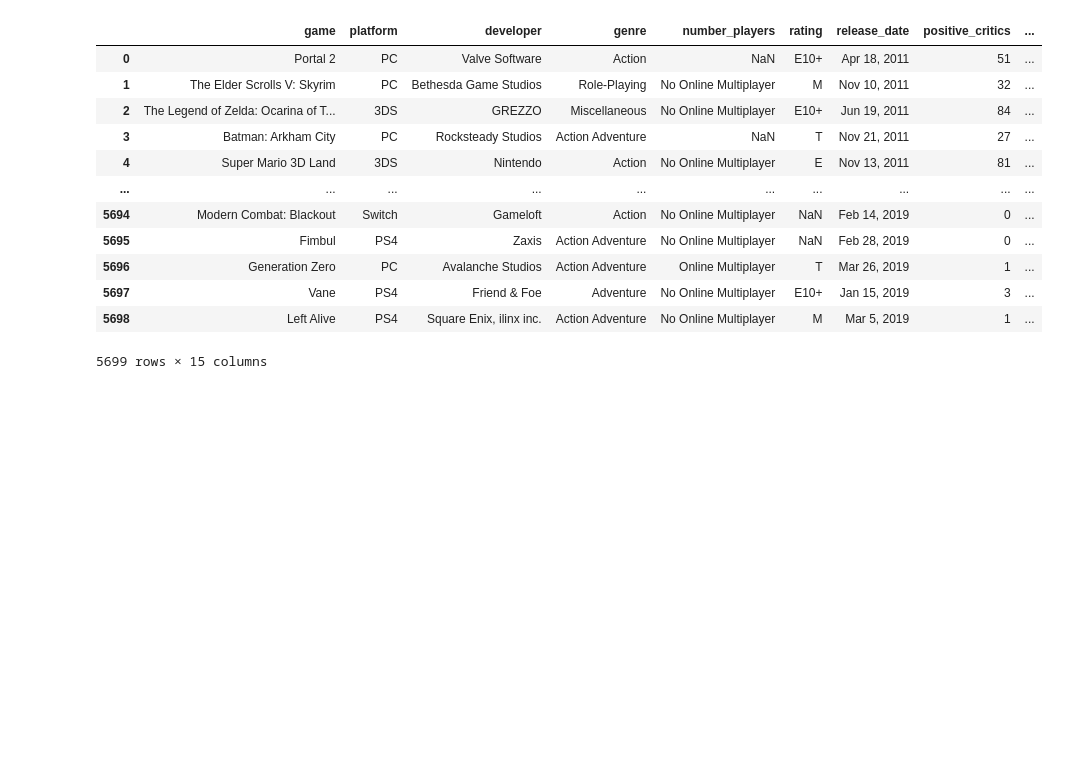
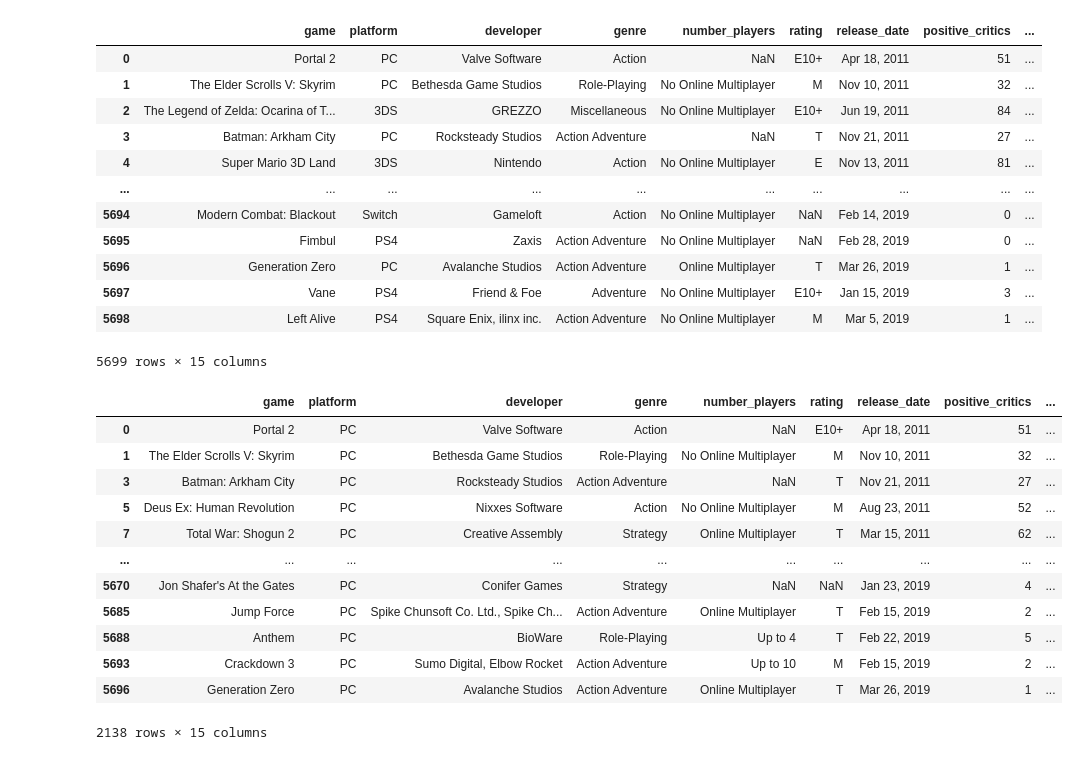
Before and after one commit to Witwer93/ETL-Project, a Jupyter notebook: etl_project_file.ipynb, the cells around one changed output. Saved outputs shown, nothing was run; the diff lists cells and outputs as text; code cells hidden in the pictures; blank space fills up the shorter version.

```diff
--- a/etl_project_file.ipynb
+++ b/etl_project_file.ipynb
@@ -61,6 +61,22 @@ metacritic_df
 | 5697 | Vane | PS4 | Friend & Foe | Adventure | No Online Multiplayer | E10+ | Jan 15, 2019 | 3 | ... |
 | 5698 | Left Alive | PS4 | Square Enix, ilinx inc. | Action Adventure | No Online Multiplayer | M | Mar 5, 2019 | 1 | ... |
 5699 rows × 15 columns
+# %%
+metacritic_df.loc[metacritic_df['platform']=='PC']
+# %% [output]
+|  | game | platform | developer | genre | number_players | rating | release_date | positive_critics | ... |
+| 0 | Portal 2 | PC | Valve Software | Action | NaN | E10+ | Apr 18, 2011 | 51 | ... |
+| 1 | The Elder Scrolls V: Skyrim | PC | Bethesda Game Studios | Role-Playing | No Online Multiplayer | M | Nov 10, 2011 | 32 | ... |
+| 3 | Batman: Arkham City | PC | Rocksteady Studios | Action Adventure | NaN | T | Nov 21, 2011 | 27 | ... |
+| 5 | Deus Ex: Human Revolution | PC | Nixxes Software | Action | No Online Multiplayer | M | Aug 23, 2011 | 52 | ... |
+| 7 | Total War: Shogun 2 | PC | Creative Assembly | Strategy | Online Multiplayer | T | Mar 15, 2011 | 62 | ... |
+| ... | ... | ... | ... | ... | ... | ... | ... | ... | ... |
+| 5670 | Jon Shafer's At the Gates | PC | Conifer Games | Strategy | NaN | NaN | Jan 23, 2019 | 4 | ... |
+| 5685 | Jump Force | PC | Spike Chunsoft Co. Ltd., Spike Ch... | Action Adventure | Online Multiplayer | T | Feb 15, 2019 | 2 | ... |
+| 5688 | Anthem | PC | BioWare | Role-Playing | Up to 4 | T | Feb 22, 2019 | 5 | ... |
+| 5693 | Crackdown 3 | PC | Sumo Digital, Elbow Rocket | Action Adventure | Up to 10 | M | Feb 15, 2019 | 2 | ... |
+| 5696 | Generation Zero | PC | Avalanche Studios | Action Adventure | Online Multiplayer | T | Mar 26, 2019 | 1 | ... |
+2138 rows × 15 columns
 # %%
 kickstarter_df = pd.read_csv("db_files/ks-projects-201801.csv", encoding = 'utf-8')
 kickstarter_df.head()
```
Also changed, not shown: parts of 18 cells of this notebook, 1 other file.
